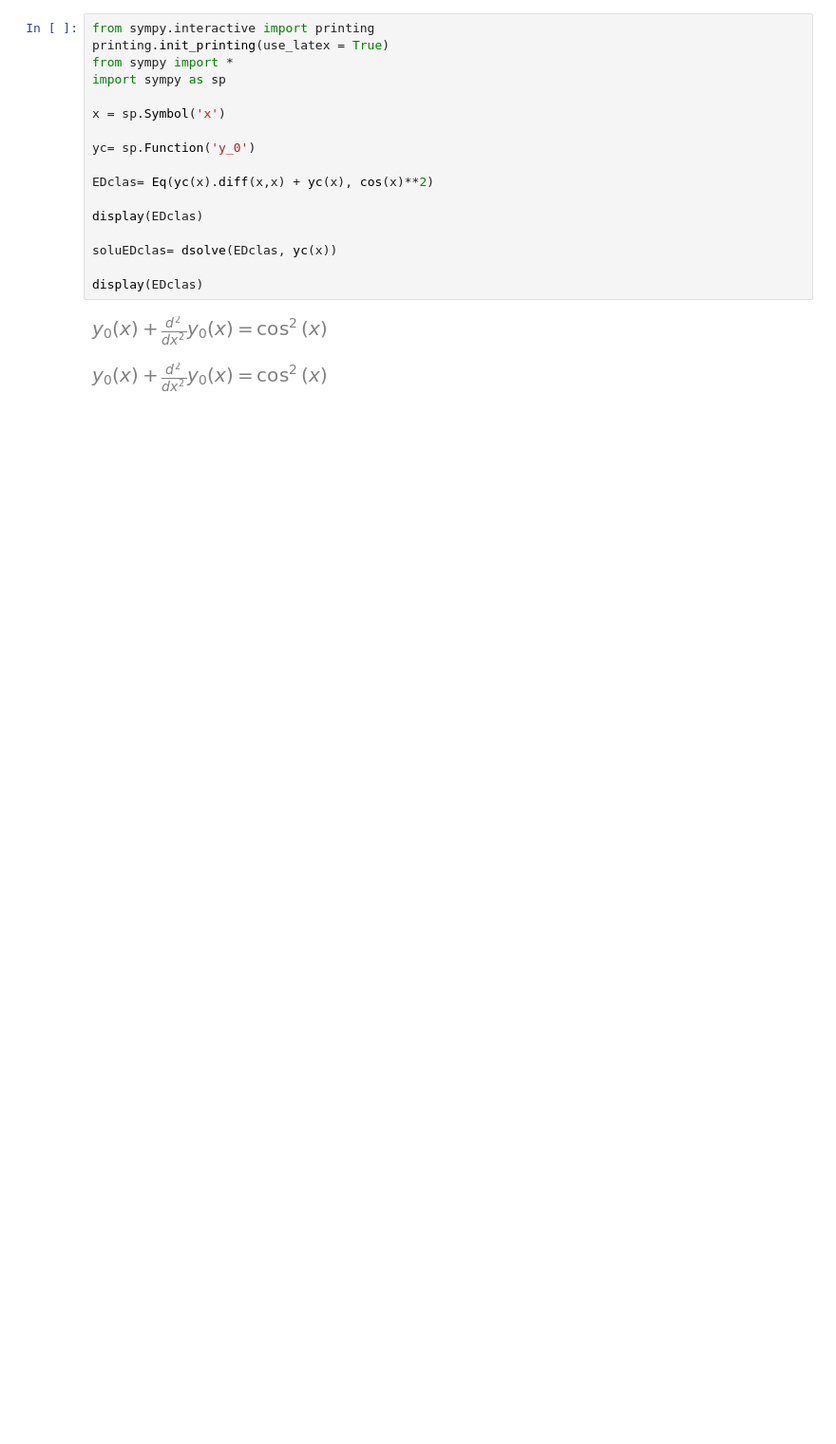
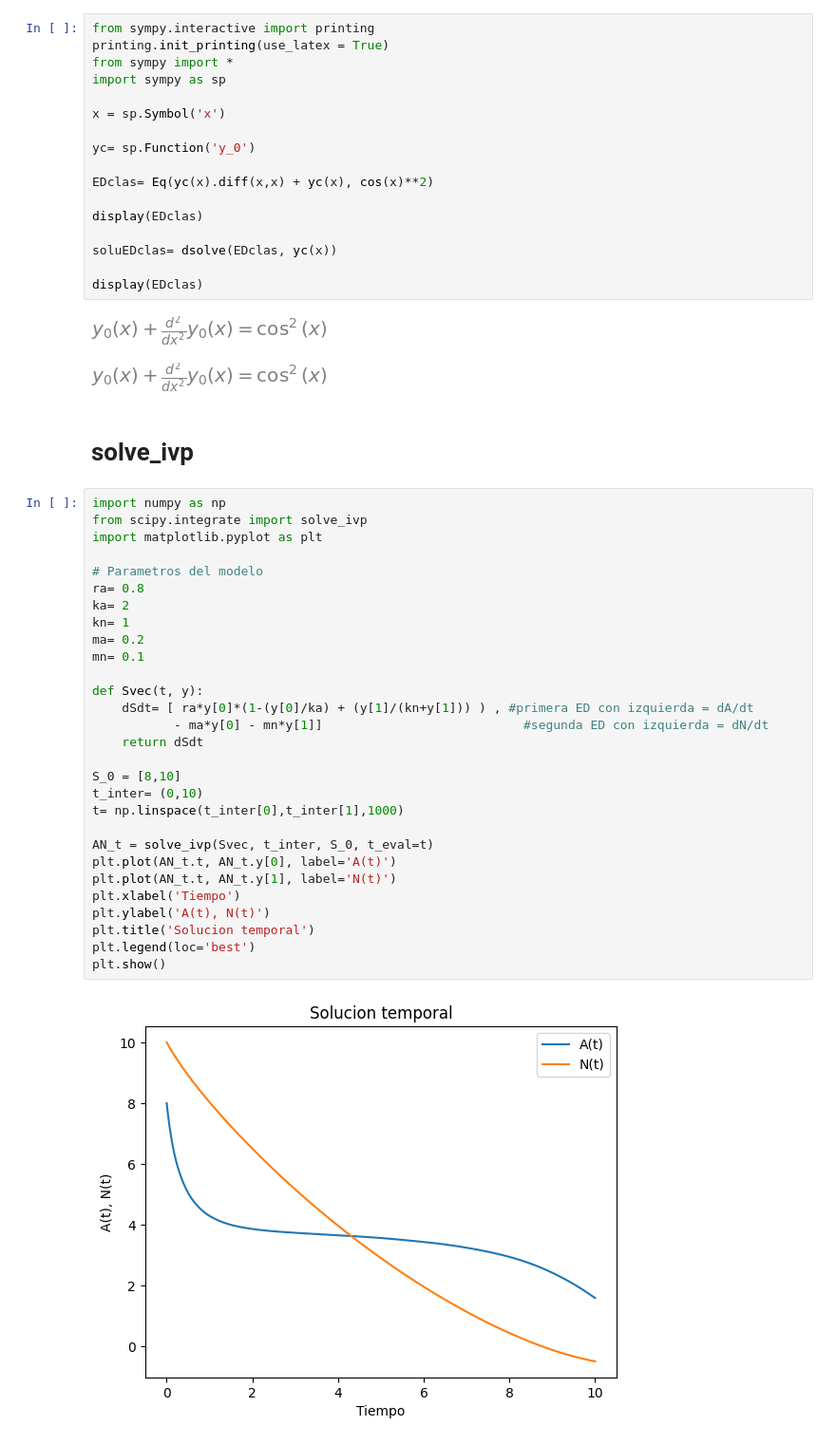
Before and after one commit to JuanEstebanLopezPareja/PROYECTO_FINAL_ALED, a Jupyter notebook: ProyectoFinal_1.ipynb, the cells around one changed output. Shown at 95% size. Cells and saved outputs as stored; diff of their text form; blank space fills up the shorter version.

```diff
--- a/ProyectoFinal_1.ipynb
+++ b/ProyectoFinal_1.ipynb
@@ -157,3 +157,36 @@ display(EDclas)
 # %% [output]
 [figure]
 [figure]
+# %% [markdown]
+# solve_ivp
+# %%
+import numpy as np
+from scipy.integrate import solve_ivp
+import matplotlib.pyplot as plt
+
+# Parametros del modelo
+ra= 0.8
+ka= 2
+kn= 1
+ma= 0.2
+mn= 0.1
+
+def Svec(t, y):
+    dSdt= [ ra*y[0]*(1-(y[0]/ka) + (y[1]/(kn+y[1])) ) , #primera ED con izquierda = dA/dt
+           - ma*y[0] - mn*y[1]]                           #segunda ED con izquierda = dN/dt
+    return dSdt
+
+S_0 = [8,10]
+t_inter= (0,10)
+t= np.linspace(t_inter[0],t_inter[1],1000)
+
+AN_t = solve_ivp(Svec, t_inter, S_0, t_eval=t)
+plt.plot(AN_t.t, AN_t.y[0], label='A(t)')
+plt.plot(AN_t.t, AN_t.y[1], label='N(t)')
+plt.xlabel('Tiempo')
+plt.ylabel('A(t), N(t)')
+plt.title('Solucion temporal')
+plt.legend(loc='best')
+plt.show()
+# %% [output]
+[figure, added]
```
Also changed, not shown: parts of 3 cells of this notebook, 1 other file.
